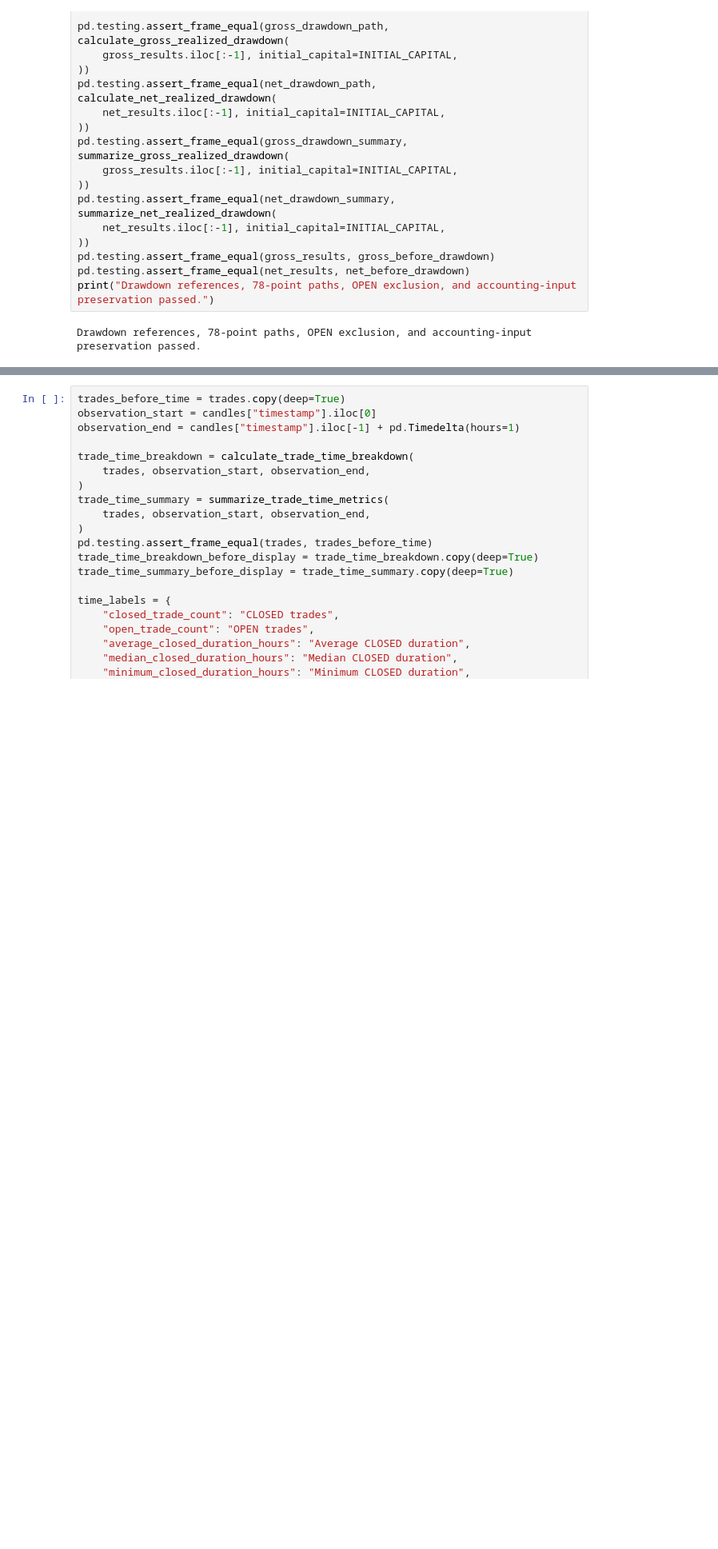
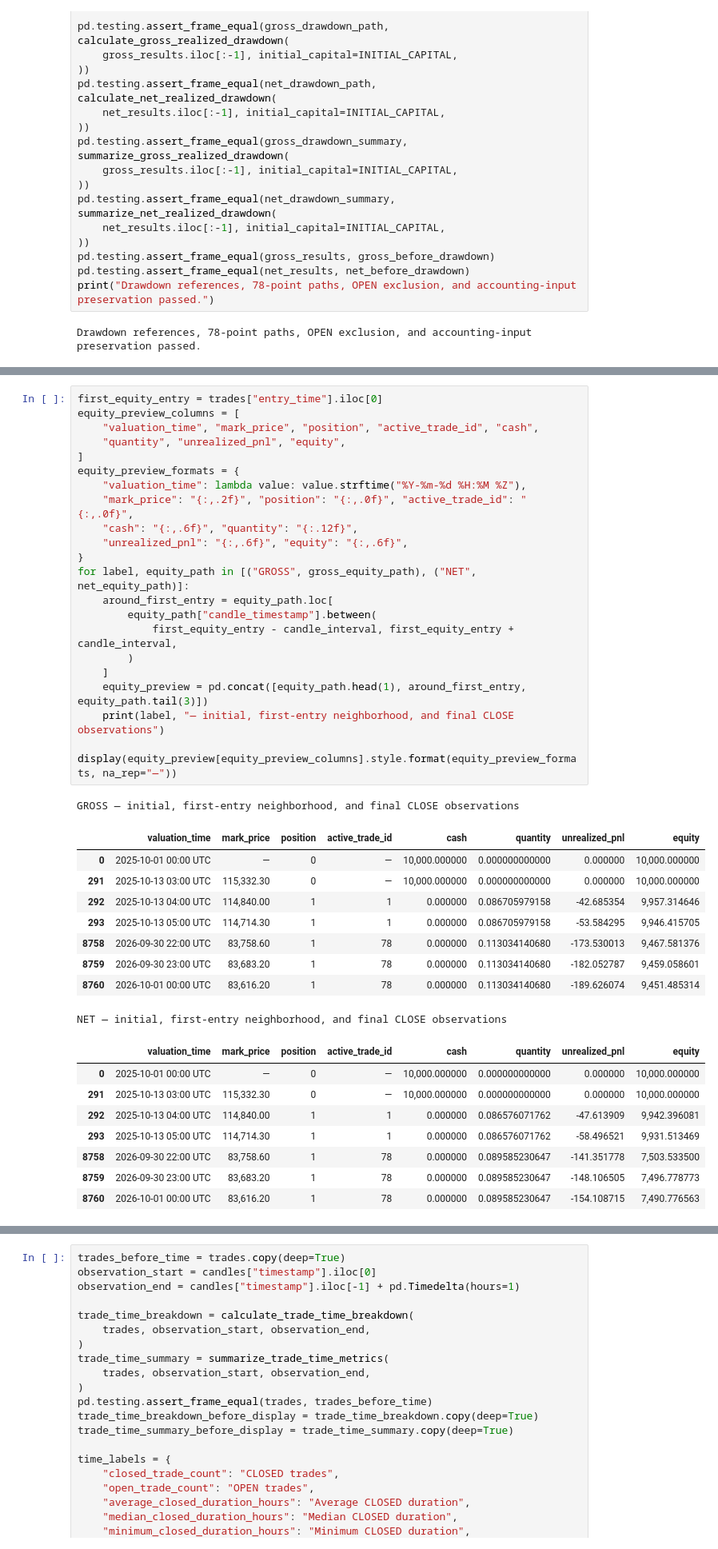
Before and after one commit to puckmandestroyer/trading-lab, a Jupyter notebook: notebooks/03_backtest_review.ipynb, the cells around one changed output, grey strips where cells are left out. Shown at 80% size. Cells and saved outputs as stored; diff of their text form; blank space fills up the shorter version.

```diff
--- a/notebooks/03_backtest_review.ipynb
+++ b/notebooks/03_backtest_review.ipynb
@@ -813,0 +880,40 @@ Drawdown references, 78-point paths, OPEN exclusion, and accounting-input preser
+# %%
+first_equity_entry = trades["entry_time"].iloc[0]
+equity_preview_columns = [
+    "valuation_time", "mark_price", "position", "active_trade_id", "cash",
+    "quantity", "unrealized_pnl", "equity",
+]
+equity_preview_formats = {
+    "valuation_time": lambda value: value.strftime("%Y-%m-%d %H:%M %Z"),
+    "mark_price": "{:,.2f}", "position": "{:,.0f}", "active_trade_id": "{:,.0f}",
+    "cash": "{:,.6f}", "quantity": "{:.12f}",
+    "unrealized_pnl": "{:,.6f}", "equity": "{:,.6f}",
+}
+for label, equity_path in [("GROSS", gross_equity_path), ("NET", net_equity_path)]:
+    around_first_entry = equity_path.loc[
+        equity_path["candle_timestamp"].between(
+            first_equity_entry - candle_interval, first_equity_entry + candle_interval,
+        )
+    ]
+    equity_preview = pd.concat([equity_path.head(1), around_first_entry, equity_path.tail(3)])
+    print(label, "— initial, first-entry neighborhood, and final CLOSE observations")
+    display(equity_preview[equity_preview_columns].style.format(equity_preview_formats, na_rep="—"))
+# %% [output]
+GROSS — initial, first-entry neighborhood, and final CLOSE observations
+|  | valuation_time | mark_price | position | active_trade_id | cash | quantity | unrealized_pnl | equity |
+| 0 | 2025-10-01 00:00 UTC | — | 0 | — | 10,000.000000 | 0.000000000000 | 0.000000 | 10,000.000000 |
+| 291 | 2025-10-13 03:00 UTC | 115,332.30 | 0 | — | 10,000.000000 | 0.000000000000 | 0.000000 | 10,000.000000 |
+| 292 | 2025-10-13 04:00 UTC | 114,840.00 | 1 | 1 | 0.000000 | 0.086705979158 | -42.685354 | 9,957.314646 |
+| 293 | 2025-10-13 05:00 UTC | 114,714.30 | 1 | 1 | 0.000000 | 0.086705979158 | -53.584295 | 9,946.415705 |
+| 8758 | 2026-09-30 22:00 UTC | 83,758.60 | 1 | 78 | 0.000000 | 0.113034140680 | -173.530013 | 9,467.581376 |
+| 8759 | 2026-09-30 23:00 UTC | 83,683.20 | 1 | 78 | 0.000000 | 0.113034140680 | -182.052787 | 9,459.058601 |
+| 8760 | 2026-10-01 00:00 UTC | 83,616.20 | 1 | 78 | 0.000000 | 0.113034140680 | -189.626074 | 9,451.485314 |
+NET — initial, first-entry neighborhood, and final CLOSE observations
+|  | valuation_time | mark_price | position | active_trade_id | cash | quantity | unrealized_pnl | equity |
+| 0 | 2025-10-01 00:00 UTC | — | 0 | — | 10,000.000000 | 0.000000000000 | 0.000000 | 10,000.000000 |
+| 291 | 2025-10-13 03:00 UTC | 115,332.30 | 0 | — | 10,000.000000 | 0.000000000000 | 0.000000 | 10,000.000000 |
+| 292 | 2025-10-13 04:00 UTC | 114,840.00 | 1 | 1 | 0.000000 | 0.086576071762 | -47.613909 | 9,942.396081 |
+| 293 | 2025-10-13 05:00 UTC | 114,714.30 | 1 | 1 | 0.000000 | 0.086576071762 | -58.496521 | 9,931.513469 |
+| 8758 | 2026-09-30 22:00 UTC | 83,758.60 | 1 | 78 | 0.000000 | 0.089585230647 | -141.351778 | 7,503.533500 |
+| 8759 | 2026-09-30 23:00 UTC | 83,683.20 | 1 | 78 | 0.000000 | 0.089585230647 | -148.106505 | 7,496.778773 |
+| 8760 | 2026-10-01 00:00 UTC | 83,616.20 | 1 | 78 | 0.000000 | 0.089585230647 | -154.108715 | 7,490.776563 |
```
Also changed, not shown: parts of 29 cells of this notebook, 3 other files.
